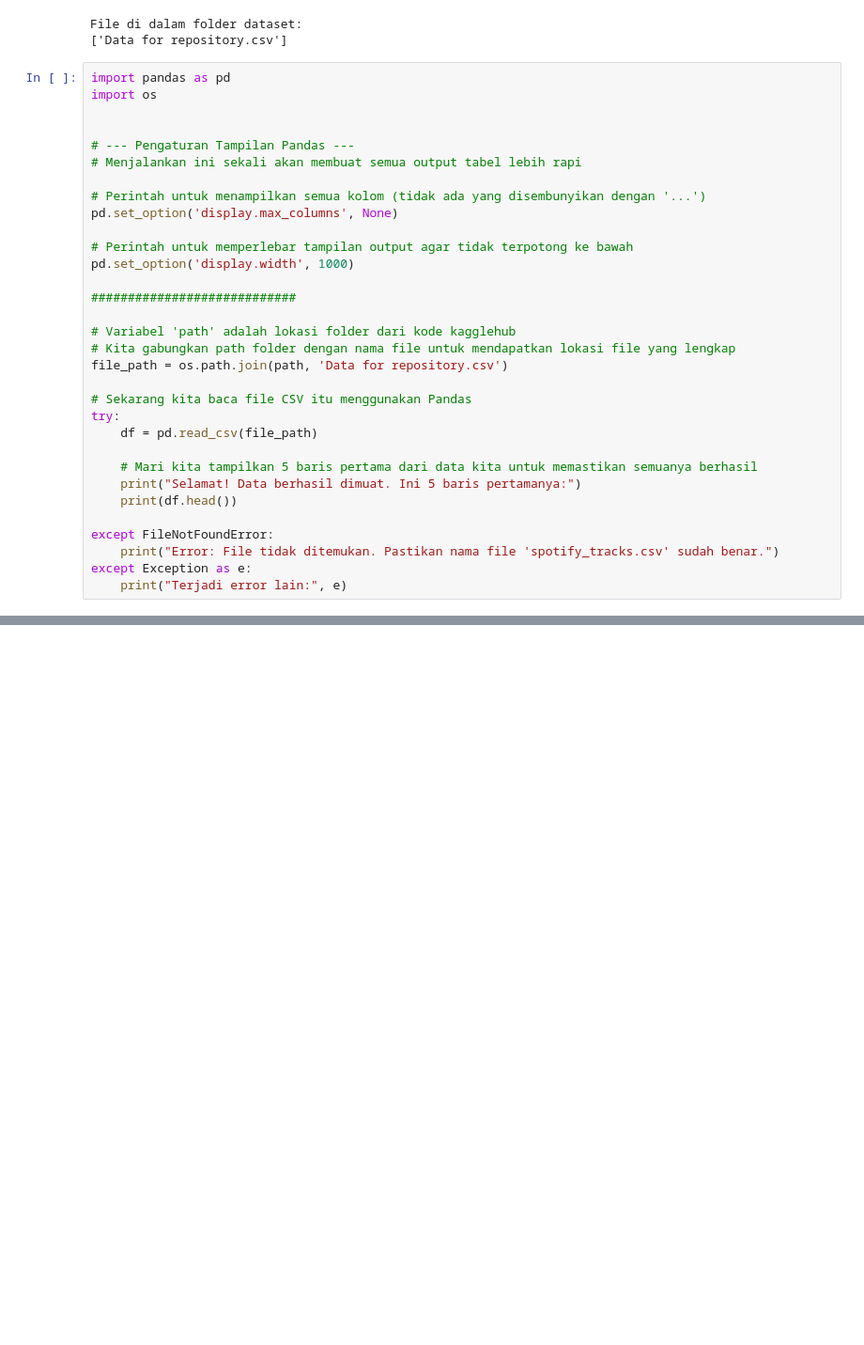
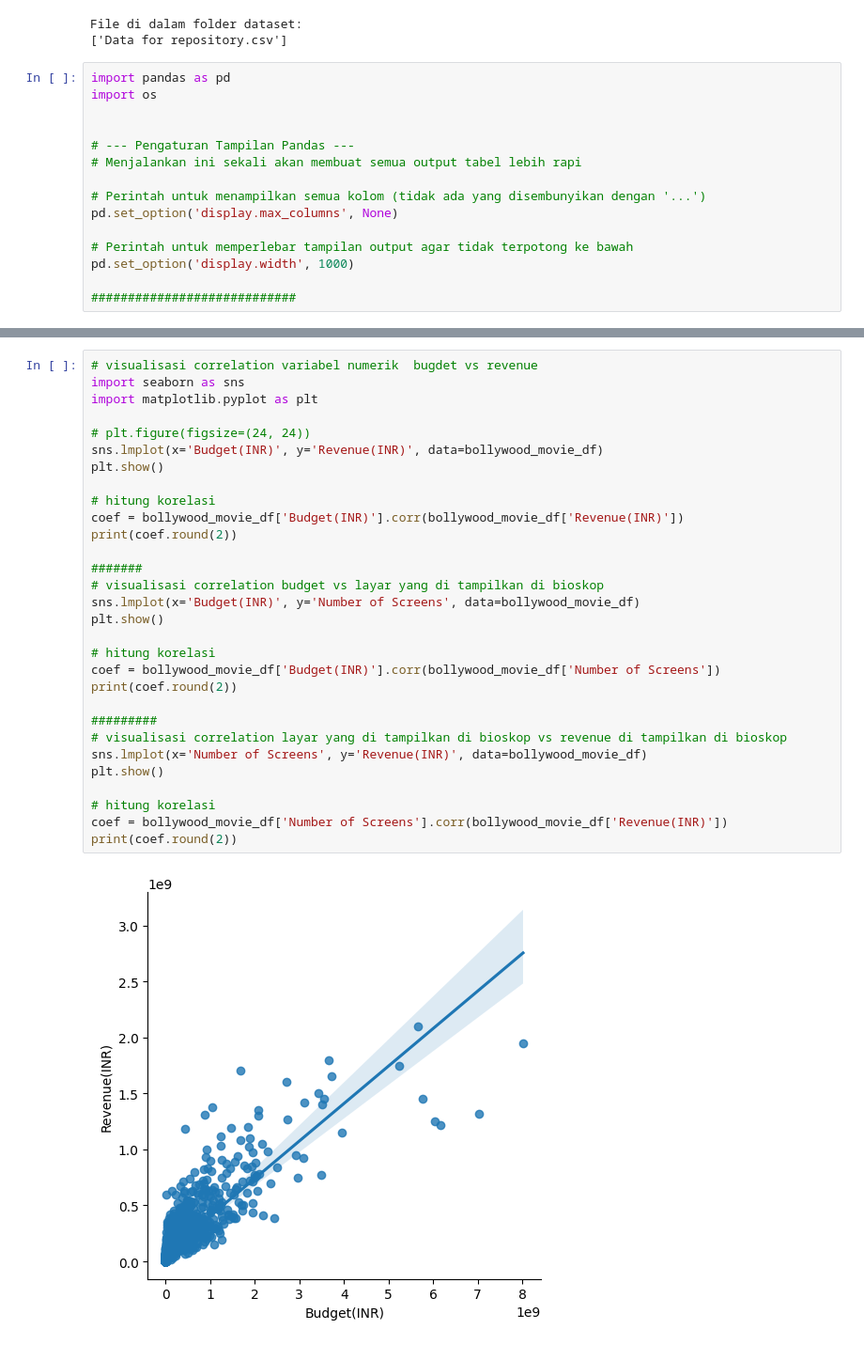
Before and after one commit to Aris0506/Python-Data-Analysis-Project-learning-journey, a Jupyter notebook: 004 Introduction to statistics in python/4Correlation and Experimental Design/mini_project.ipynb, the cells around one changed output, grey strips where cells are left out. Shown at 94% size. Drawn from its saved outputs; the diff is of its cells as text; blank space fills up the shorter version.

Commit message:
adding correlation project mini

```diff
--- a/004 Introduction to statistics in python/4Correlation and Experimental Design/mini_project.ipynb
+++ b/004 Introduction to statistics in python/4Correlation and Experimental Design/mini_project.ipynb
@@ -47,20 +47,3 @@ pd.set_option('display.max_columns', None)
 pd.set_option('display.width', 1000)
 
 ############################
-
-# Variabel 'path' adalah lokasi folder dari kode kagglehub
-# Kita gabungkan path folder dengan nama file untuk mendapatkan lokasi file yang lengkap
-file_path = os.path.join(path, 'Data for repository.csv')
-
-# Sekarang kita baca file CSV itu menggunakan Pandas
-try:
-    df = pd.read_csv(file_path)
-
-    # Mari kita tampilkan 5 baris pertama dari data kita untuk memastikan semuanya berhasil
-    print("Selamat! Data berhasil dimuat. Ini 5 baris pertamanya:")
-    print(df.head())
-
-except FileNotFoundError:
-    print("Error: File tidak ditemukan. Pastikan nama file 'spotify_tracks.csv' sudah benar.")
-except Exception as e:
-    print("Terjadi error lain:", e)
@@ -92,0 +109,32 @@ dtype: int64
+# %%
+# visualisasi correlation variabel numerik  bugdet vs revenue
+import seaborn as sns
+import matplotlib.pyplot as plt
+
+# plt.figure(figsize=(24, 24))
+sns.lmplot(x='Budget(INR)', y='Revenue(INR)', data=bollywood_movie_df)
+plt.show()
+
+# hitung korelasi
+coef = bollywood_movie_df['Budget(INR)'].corr(bollywood_movie_df['Revenue(INR)'])
+print(coef.round(2))
+
+#######
+# visualisasi correlation budget vs layar yang di tampilkan di bioskop
+sns.lmplot(x='Budget(INR)', y='Number of Screens', data=bollywood_movie_df)
+plt.show()
+
+# hitung korelasi
+coef = bollywood_movie_df['Budget(INR)'].corr(bollywood_movie_df['Number of Screens'])
+print(coef.round(2))
+
+#########
+# visualisasi correlation layar yang di tampilkan di bioskop vs revenue di tampilkan di bioskop
+sns.lmplot(x='Number of Screens', y='Revenue(INR)', data=bollywood_movie_df)
+plt.show()
+
+# hitung korelasi
+coef = bollywood_movie_df['Number of Screens'].corr(bollywood_movie_df['Revenue(INR)'])
+print(coef.round(2))
+# %% [output]
+[figure, added]
```
Also changed, not shown: parts of 11 cells of this notebook, 2 other files.
